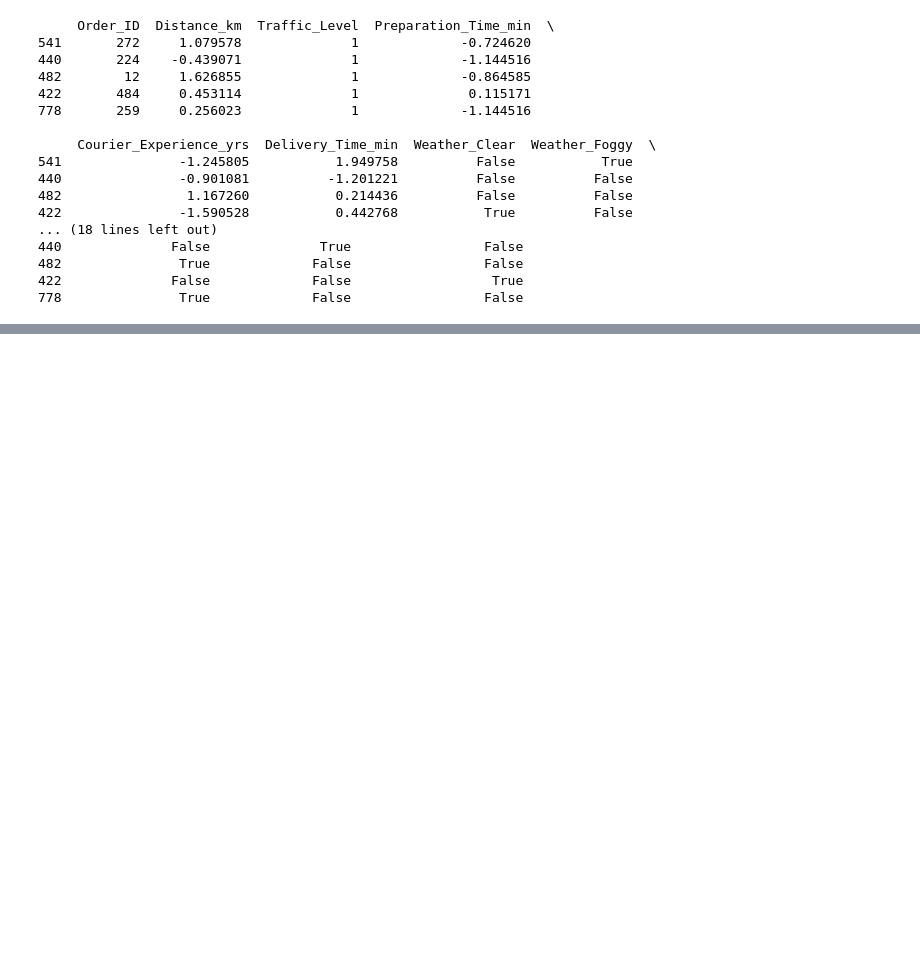
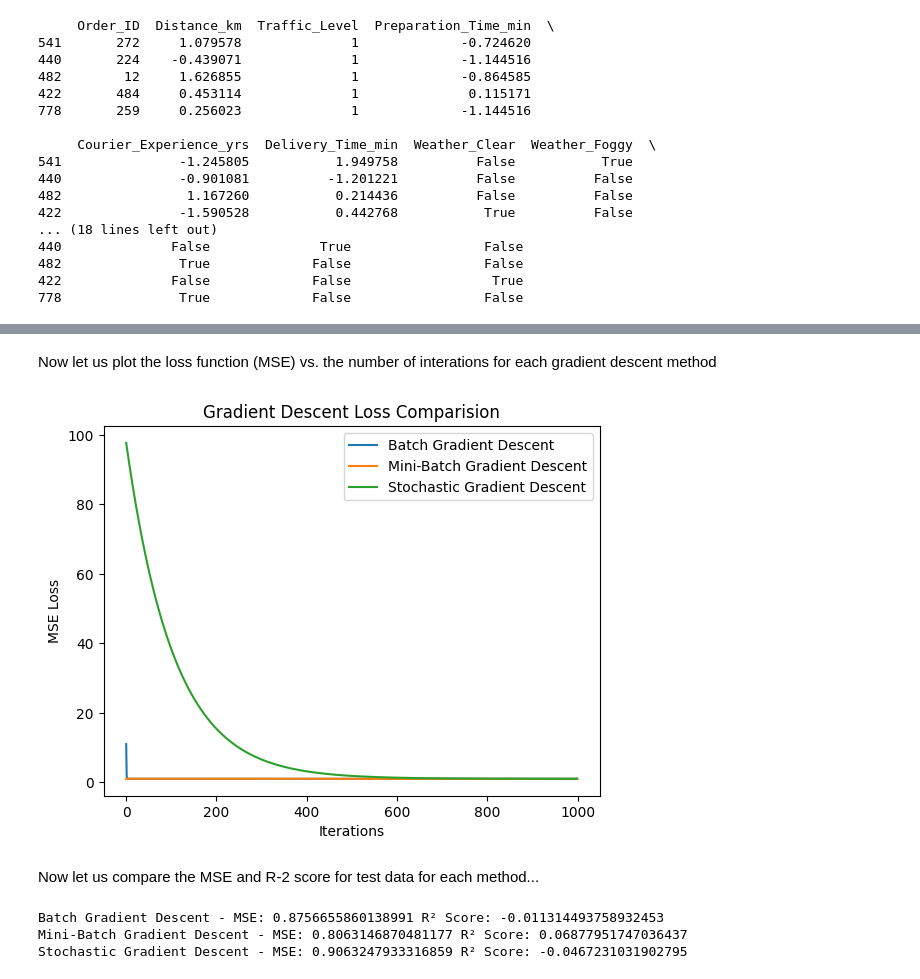
Before and after one commit to rishiveer773/SMAI-Assignments, a Jupyter notebook: q2.ipynb, the cells around one changed output, grey strips where cells are left out. Drawn from its saved outputs; the diff is of its cells as text; code cells hidden in the pictures; blank space fills up the shorter version.

```diff
--- a/q2.ipynb
+++ b/q2.ipynb
@@ -217,0 +245,29 @@ def mini_batch_gradient_descent(X, y, batch_size=32, alpha=0.05, epochs=1000):
+# %%
+X_train = training_set.drop(columns=['Delivery_Time_min']).values
+y_train = training_set['Delivery_Time_min'].values
+
+
+# now let us train the models
+
+# print('Training output for Batch Gradient Descent:')
+# W_batch, b_batch, losses_batch = batch_gradient_descent(X_train, y_train, alpha=0.05, epochs=1000)
+# print()
+# print('Training output for Mini-Batch Gradient Descent:')
+# W_mini_batch, b_mini_batch, losses_mini_batch = mini_batch_gradient_descent(X_train, y_train, alpha=0.05, epochs=1000, batch_size=32)
+# print()
+
+# # note that stochastic gradient descent is very sensitive to noise, hence we consider a very small value of alpha (learning rate)
+# print('Training outpu for Stochastic Gradient Descent:')
+# W_sto, b_sto, losses_sto = stochastic_gradient_descent(X_train, y_train, alpha=0.05, epochs=1000)
+
+
+print('Training output for Batch Gradient Descent:')
+W_batch, b_batch, losses_batch = batch_gradient_descent(X_train, y_train, alpha=0.000001, epochs=1000)
+print()
+print('Training output for Mini-Batch Gradient Descent:')
+W_mini_batch, b_mini_batch, losses_mini_batch = mini_batch_gradient_descent(X_train, y_train, alpha=0.000001, epochs=1000, batch_size=32)
+print()
+
+# note that stochastic gradient descent is very sensitive to noise, hence we consider a very small value of alpha (learning rate)
+print('Training outpu for Stochastic Gradient Descent:')
+W_sto, b_sto, losses_sto = stochastic_gradient_descent(X_train, y_train, alpha=0.00000000001, epochs=1000)
@@ -217,0 +292,33 @@ def mini_batch_gradient_descent(X, y, batch_size=32, alpha=0.05, epochs=1000):
+# %% [markdown]
+Now let us plot the loss function (MSE) vs. the number of interations for each gradient descent method
+# %%
+# Ploting the loss function vs number of iterations
+plt.plot(losses_batch, label='Batch Gradient Descent')
+plt.plot(losses_mini_batch, label='Mini-Batch Gradient Descent')
+plt.plot(losses_sto, label='Stochastic Gradient Descent')
+plt.xlabel('Iterations')
+plt.ylabel('MSE Loss')
+plt.legend()
+plt.title('Gradient Descent Loss Comparision')
+plt.show()
+# %% [output]
+[figure, added]
+# %% [markdown]
+Now let us compare the MSE and R-2 score for test data for each method...
+# %%
+X_test = test_data.drop(columns=['Delivery_Time_min']).values
+y_test = test_data['Delivery_Time_min'].values
+
+# Predictions
+y_predicted_batch = X_test.dot(W_batch) + b_batch
+y_predicted_mini_batch = X_test.dot(W_mini_batch) + b_mini_batch
+y_predicted_sto = X_test.dot(W_sto) + b_sto
+
+# Computing the MSE and R-2 scores
+print("Batch Gradient Descent - MSE:", mean_squared_error(y_test, y_predicted_batch), "R² Score:", r2_score(y_test, y_predicted_batch))
+print("Mini-Batch Gradient Descent - MSE:", mean_squared_error(y_test, y_predicted_mini_batch), "R² Score:", r2_score(y_test, y_predicted_mini_batch))
+print("Stochastic Gradient Descent - MSE:", mean_squared_error(y_test, y_predicted_sto), "R² Score:", r2_score(y_test, y_predicted_sto))
+# %% [output]
+Batch Gradient Descent - MSE: 0.8756655860138991 R² Score: -0.011314493758932453
+Mini-Batch Gradient Descent - MSE: 0.8063146870481177 R² Score: 0.06877951747036437
+Stochastic Gradient Descent - MSE: 0.9063247933316859 R² Score: -0.0467231031902795
```
Also changed, not shown: parts of 4 cells of this notebook.
